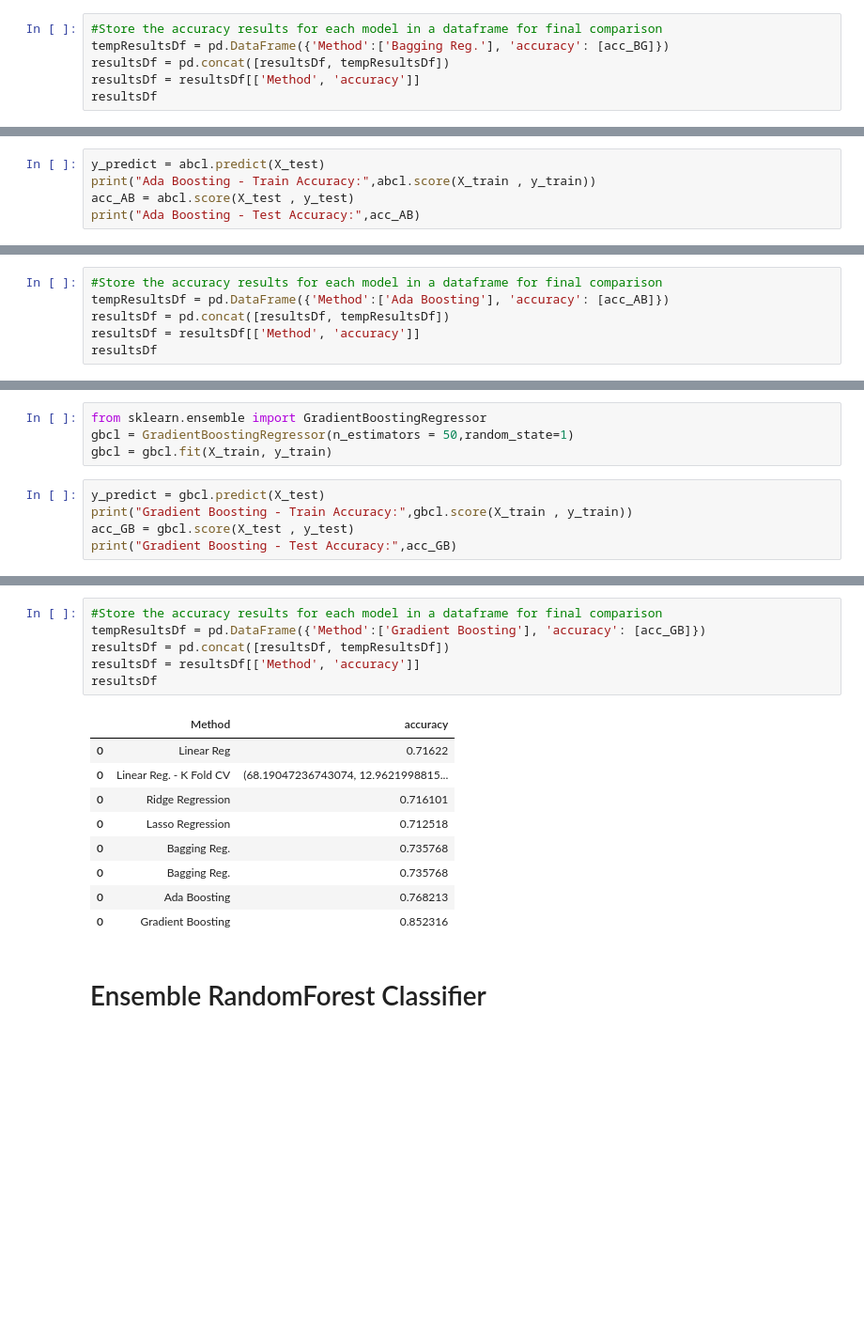
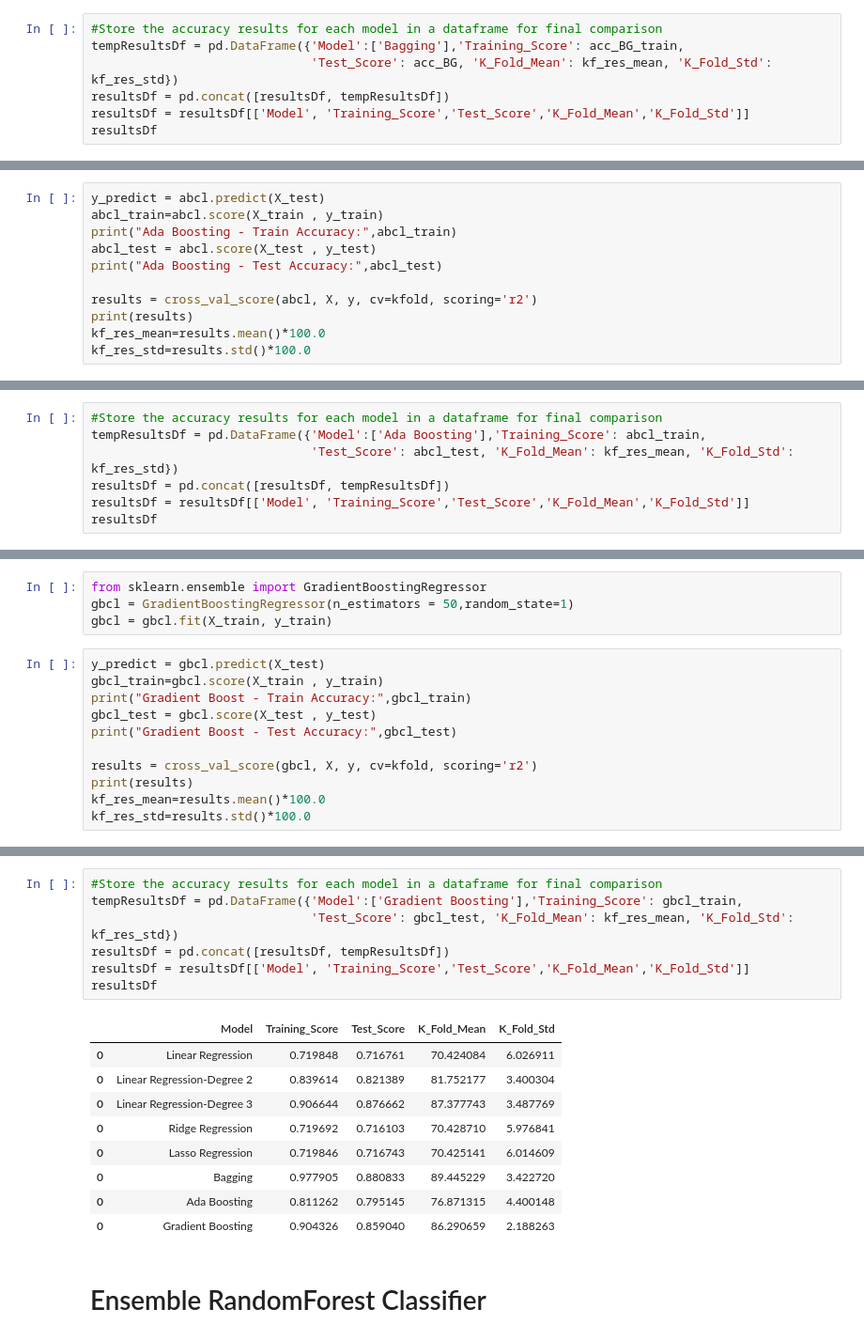
Before and after one commit to mohansameer1983/concrete-strength-prediction-aiml, a Jupyter notebook: Concrete Strength Prediction - Solution.ipynb, the cells around one changed output, grey strips where cells are left out. Shown at 94% size. Drawn from its saved outputs; the diff is of its cells as text; blank space fills up the shorter version.

```diff
--- a/Concrete Strength Prediction - Solution.ipynb
+++ b/Concrete Strength Prediction - Solution.ipynb
@@ -589,7 +708,8 @@ Bagging - Test Accuracy: 0.7357682046269036
 # %%
 #Store the accuracy results for each model in a dataframe for final comparison
-tempResultsDf = pd.DataFrame({'Method':['Bagging Reg.'], 'accuracy': [acc_BG]})
+tempResultsDf = pd.DataFrame({'Model':['Bagging'],'Training_Score': acc_BG_train,
+                              'Test_Score': acc_BG, 'K_Fold_Mean': kf_res_mean, 'K_Fold_Std': kf_res_std})
 resultsDf = pd.concat([resultsDf, tempResultsDf])
-resultsDf = resultsDf[['Method', 'accuracy']]
+resultsDf = resultsDf[['Model', 'Training_Score','Test_Score','K_Fold_Mean','K_Fold_Std']]
 resultsDf
 # %% [output]
@@ -608,7 +728,13 @@ abcl = AdaBoostRegressor(n_estimators=50,random_state=1)
 abcl = abcl.fit(X_train, y_train)
 # %%
 y_predict = abcl.predict(X_test)
-print("Ada Boosting - Train Accuracy:",abcl.score(X_train , y_train))
-acc_AB = abcl.score(X_test , y_test)
-print("Ada Boosting - Test Accuracy:",acc_AB)
+abcl_train=abcl.score(X_train , y_train)
+print("Ada Boosting - Train Accuracy:",abcl_train)
+abcl_test = abcl.score(X_test , y_test)
+print("Ada Boosting - Test Accuracy:",abcl_test)
+
+results = cross_val_score(abcl, X, y, cv=kfold, scoring='r2')
+print(results)
+kf_res_mean=results.mean()*100.0
+kf_res_std=results.std()*100.0
 # %% [output]
@@ -617,7 +745,8 @@ Ada Boosting - Test Accuracy: 0.7682125553437268
 # %%
 #Store the accuracy results for each model in a dataframe for final comparison
-tempResultsDf = pd.DataFrame({'Method':['Ada Boosting'], 'accuracy': [acc_AB]})
+tempResultsDf = pd.DataFrame({'Model':['Ada Boosting'],'Training_Score': abcl_train,
+                              'Test_Score': abcl_test, 'K_Fold_Mean': kf_res_mean, 'K_Fold_Std': kf_res_std})
 resultsDf = pd.concat([resultsDf, tempResultsDf])
-resultsDf = resultsDf[['Method', 'accuracy']]
+resultsDf = resultsDf[['Model', 'Training_Score','Test_Score','K_Fold_Mean','K_Fold_Std']]
 resultsDf
 # %% [output]
@@ -637,7 +766,13 @@ gbcl = GradientBoostingRegressor(n_estimators = 50,random_state=1)
 gbcl = gbcl.fit(X_train, y_train)
 # %%
 y_predict = gbcl.predict(X_test)
-print("Gradient Boosting - Train Accuracy:",gbcl.score(X_train , y_train))
-acc_GB = gbcl.score(X_test , y_test)
-print("Gradient Boosting - Test Accuracy:",acc_GB)
+gbcl_train=gbcl.score(X_train , y_train)
+print("Gradient Boost - Train Accuracy:",gbcl_train)
+gbcl_test = gbcl.score(X_test , y_test)
+print("Gradient Boost - Test Accuracy:",gbcl_test)
+
+results = cross_val_score(gbcl, X, y, cv=kfold, scoring='r2')
+print(results)
+kf_res_mean=results.mean()*100.0
+kf_res_std=results.std()*100.0
 # %% [output]
@@ -646,19 +783,20 @@ Gradient Boosting - Test Accuracy: 0.8523160764298228
 # %%
 #Store the accuracy results for each model in a dataframe for final comparison
-tempResultsDf = pd.DataFrame({'Method':['Gradient Boosting'], 'accuracy': [acc_GB]})
+tempResultsDf = pd.DataFrame({'Model':['Gradient Boosting'],'Training_Score': gbcl_train,
+                              'Test_Score': gbcl_test, 'K_Fold_Mean': kf_res_mean, 'K_Fold_Std': kf_res_std})
 resultsDf = pd.concat([resultsDf, tempResultsDf])
-resultsDf = resultsDf[['Method', 'accuracy']]
+resultsDf = resultsDf[['Model', 'Training_Score','Test_Score','K_Fold_Mean','K_Fold_Std']]
 resultsDf
 # %% [output]
-|  | Method | accuracy |
-| 0 | Linear Reg | 0.71622 |
-| 0 | Linear Reg. - K Fold CV | (68.19047236743074, 12.9621998815... |
-| 0 | Ridge Regression | 0.716101 |
-| 0 | Lasso Regression | 0.712518 |
-| 0 | Bagging Reg. | 0.735768 |
-| 0 | Bagging Reg. | 0.735768 |
-| 0 | Ada Boosting | 0.768213 |
-| 0 | Gradient Boosting | 0.852316 |
+|  | Model | Training_Score | Test_Score | K_Fold_Mean | K_Fold_Std |
+| 0 | Linear Regression | 0.719848 | 0.716761 | 70.424084 | 6.026911 |
+| 0 | Linear Regression-Degree 2 | 0.839614 | 0.821389 | 81.752177 | 3.400304 |
+| 0 | Linear Regression-Degree 3 | 0.906644 | 0.876662 | 87.377743 | 3.487769 |
+| 0 | Ridge Regression | 0.719692 | 0.716103 | 70.428710 | 5.976841 |
+| 0 | Lasso Regression | 0.719846 | 0.716743 | 70.425141 | 6.014609 |
+| 0 | Bagging | 0.977905 | 0.880833 | 89.445229 | 3.422720 |
+| 0 | Ada Boosting | 0.811262 | 0.795145 | 76.871315 | 4.400148 |
+| 0 | Gradient Boosting | 0.904326 | 0.859040 | 86.290659 | 2.188263 |
 # %% [markdown]
 # Ensemble RandomForest Classifier
 # %%
```
Also changed, not shown: parts of 65 cells of this notebook, 1 other file.
